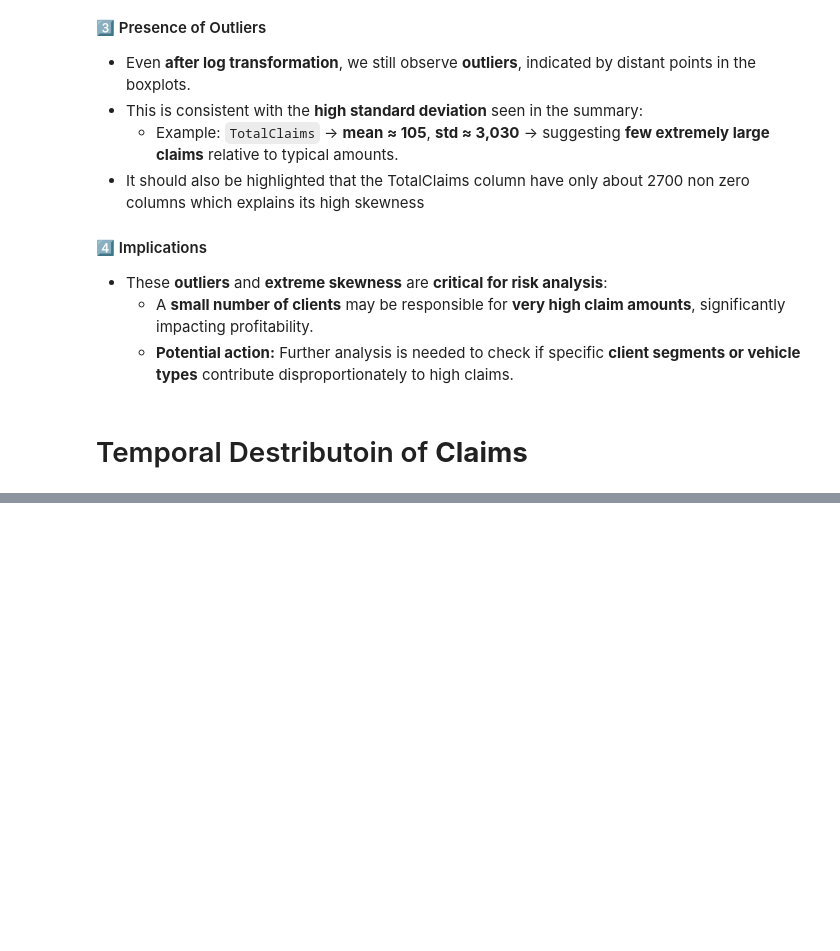
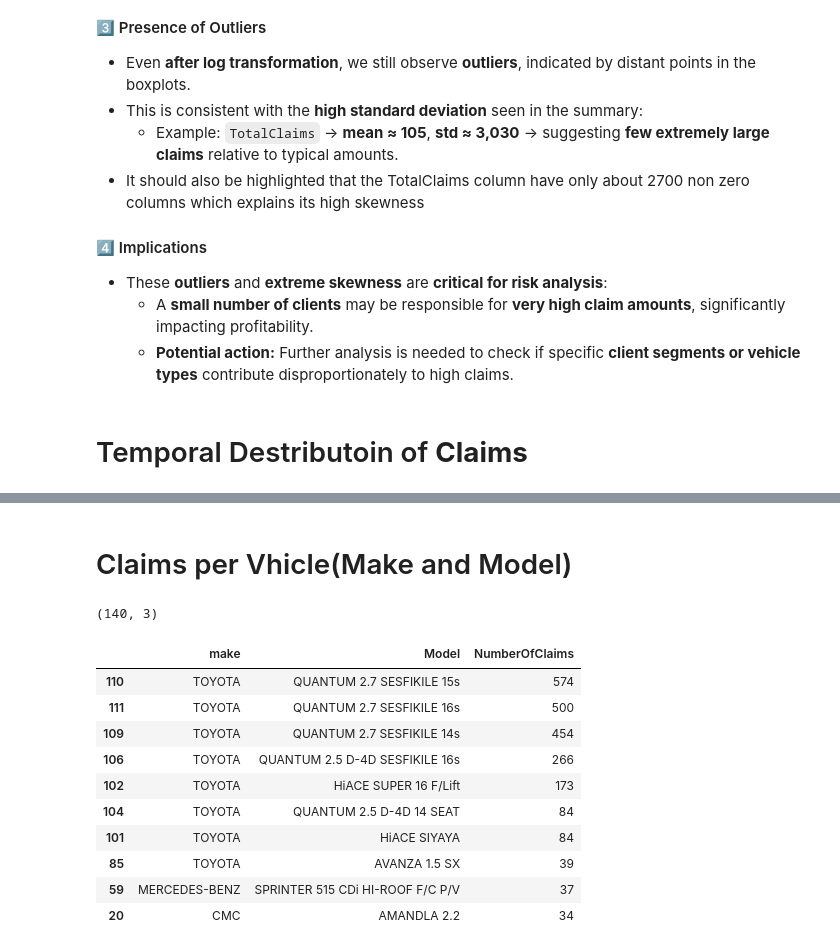
Before and after one commit to Adonis-Tibebe/InsuranceRiskAnalysisAndPredictiveModeling, a Jupyter notebook: notebooks/EDA_analysis.ipynb, the cells around one changed output, grey strips where cells are left out. Cells and saved outputs as stored; diff of their text form; code cells hidden in the pictures; blank space fills up the shorter version.

```diff
--- a/notebooks/EDA_analysis.ipynb
+++ b/notebooks/EDA_analysis.ipynb
@@ -552,0 +587,32 @@ plot_claim_frequency_by_count(cleaned_data, date_col='TransactionMonth', claims_
+# %% [markdown]
+# Claims per Vhicle(Make and Model)
+# %%
+# Filter dataset to include only entries with actual claims
+claims_df = cleaned_data[cleaned_data['TotalClaims'] > 0]
+
+# Group by Make and Model, and count the number of claims
+claim_counts = claims_df.groupby(['make', 'Model']).size().reset_index(name='NumberOfClaims')
+
+# Sort by number of claims descending
+claim_counts = claim_counts.sort_values(by='NumberOfClaims', ascending=False)
+
+# Remove extra spaces in 'make' and 'Model' columns
+claim_counts['make'] = claim_counts['make'].apply(lambda x: x.strip())
+claim_counts['Model'] = claim_counts['Model'].apply(lambda x: x.strip())
+
+# Display top results
+print(claim_counts.shape)  # Display the shape of the claim_counts DataFrame
+claim_counts.head(10)
+# %% [output]
+(140, 3)
+|  | make | Model | NumberOfClaims |
+| 110 | TOYOTA | QUANTUM 2.7 SESFIKILE 15s | 574 |
+| 111 | TOYOTA | QUANTUM 2.7 SESFIKILE 16s | 500 |
+| 109 | TOYOTA | QUANTUM 2.7 SESFIKILE 14s | 454 |
+| 106 | TOYOTA | QUANTUM 2.5 D-4D SESFIKILE 16s | 266 |
+| 102 | TOYOTA | HiACE SUPER 16 F/Lift | 173 |
+| 104 | TOYOTA | QUANTUM 2.5 D-4D 14 SEAT | 84 |
+| 101 | TOYOTA | HiACE SIYAYA | 84 |
+| 85 | TOYOTA | AVANZA 1.5 SX | 39 |
+| 59 | MERCEDES-BENZ | SPRINTER 515 CDi HI-ROOF F/C P/V | 37 |
+| 20 | CMC | AMANDLA 2.2 | 34 |
```
Also changed, not shown: parts of 5 cells of this notebook.
